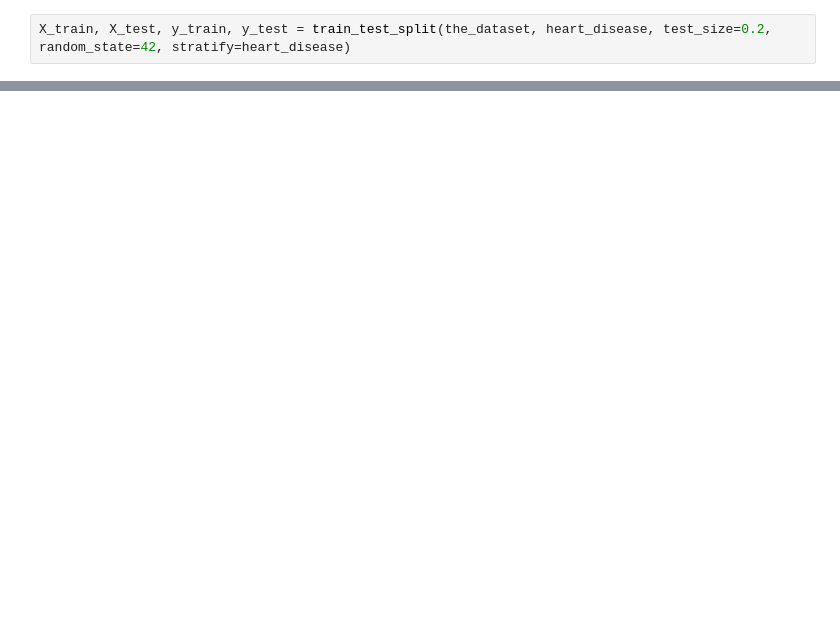
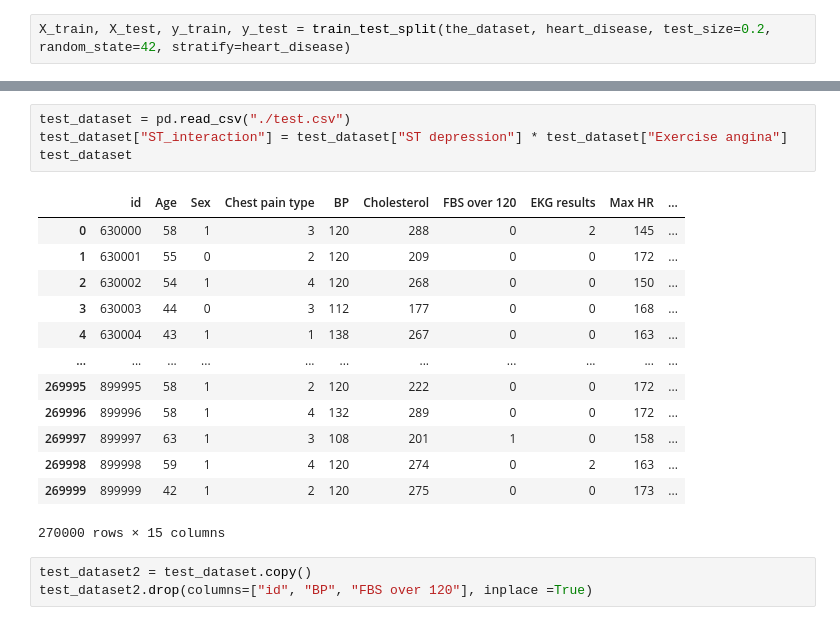
Before and after one commit to TechWithKen/KAGGLE-MACHINE-LEARNING, a Jupyter notebook: train.ipynb, the cells around one changed output, grey strips where cells are left out. Cells and saved outputs as stored; diff of their text form; blank space fills up the shorter version.

```diff
--- a/train.ipynb
+++ b/train.ipynb
@@ -159,0 +68,21 @@ print(random_search.best_score_)
+# %%
+test_dataset = pd.read_csv("./test.csv")
+test_dataset["ST_interaction"] = test_dataset["ST depression"] * test_dataset["Exercise angina"]
+test_dataset
+# %% [output]
+|  | id | Age | Sex | Chest pain type | BP | Cholesterol | FBS over 120 | EKG results | Max HR | ... |
+| 0 | 630000 | 58 | 1 | 3 | 120 | 288 | 0 | 2 | 145 | ... |
+| 1 | 630001 | 55 | 0 | 2 | 120 | 209 | 0 | 0 | 172 | ... |
+| 2 | 630002 | 54 | 1 | 4 | 120 | 268 | 0 | 0 | 150 | ... |
+| 3 | 630003 | 44 | 0 | 3 | 112 | 177 | 0 | 0 | 168 | ... |
+| 4 | 630004 | 43 | 1 | 1 | 138 | 267 | 0 | 0 | 163 | ... |
+| ... | ... | ... | ... | ... | ... | ... | ... | ... | ... | ... |
+| 269995 | 899995 | 58 | 1 | 2 | 120 | 222 | 0 | 0 | 172 | ... |
+| 269996 | 899996 | 58 | 1 | 4 | 132 | 289 | 0 | 0 | 172 | ... |
+| 269997 | 899997 | 63 | 1 | 3 | 108 | 201 | 1 | 0 | 158 | ... |
+| 269998 | 899998 | 59 | 1 | 4 | 120 | 274 | 0 | 2 | 163 | ... |
+| 269999 | 899999 | 42 | 1 | 2 | 120 | 275 | 0 | 0 | 173 | ... |
+270000 rows × 15 columns
+# %%
+test_dataset2 = test_dataset.copy()
+test_dataset2.drop(columns=["id", "BP", "FBS over 120"], inplace =True)
```
Also changed, not shown: parts of 14 cells of this notebook, 2 other files.
